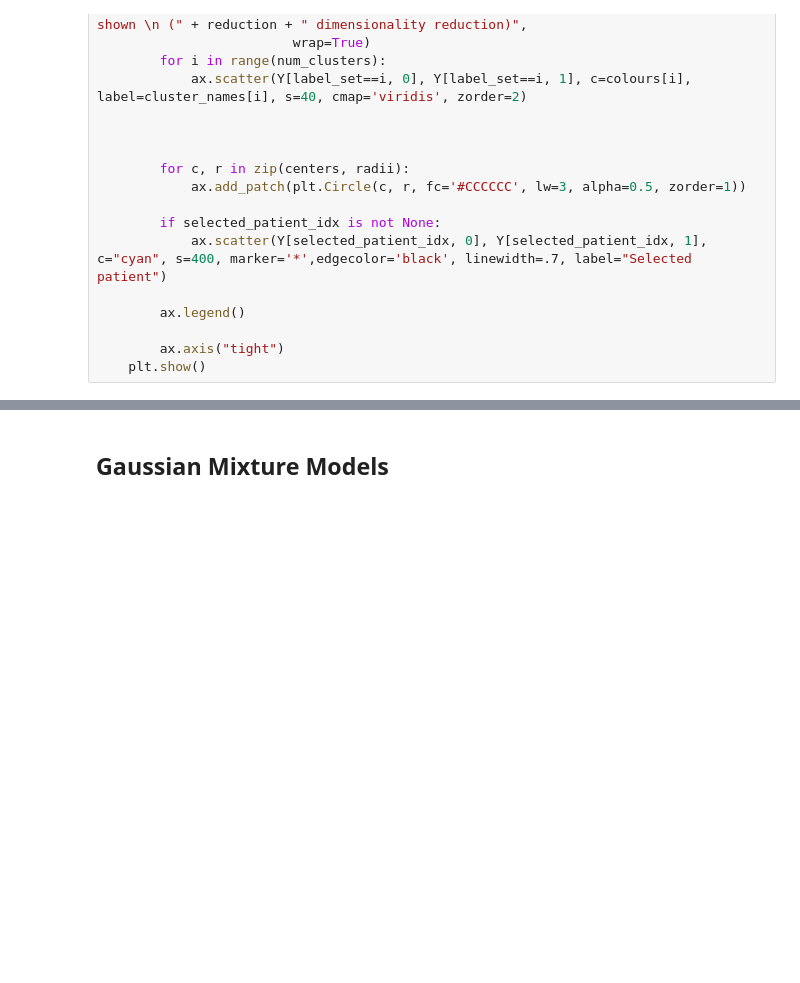
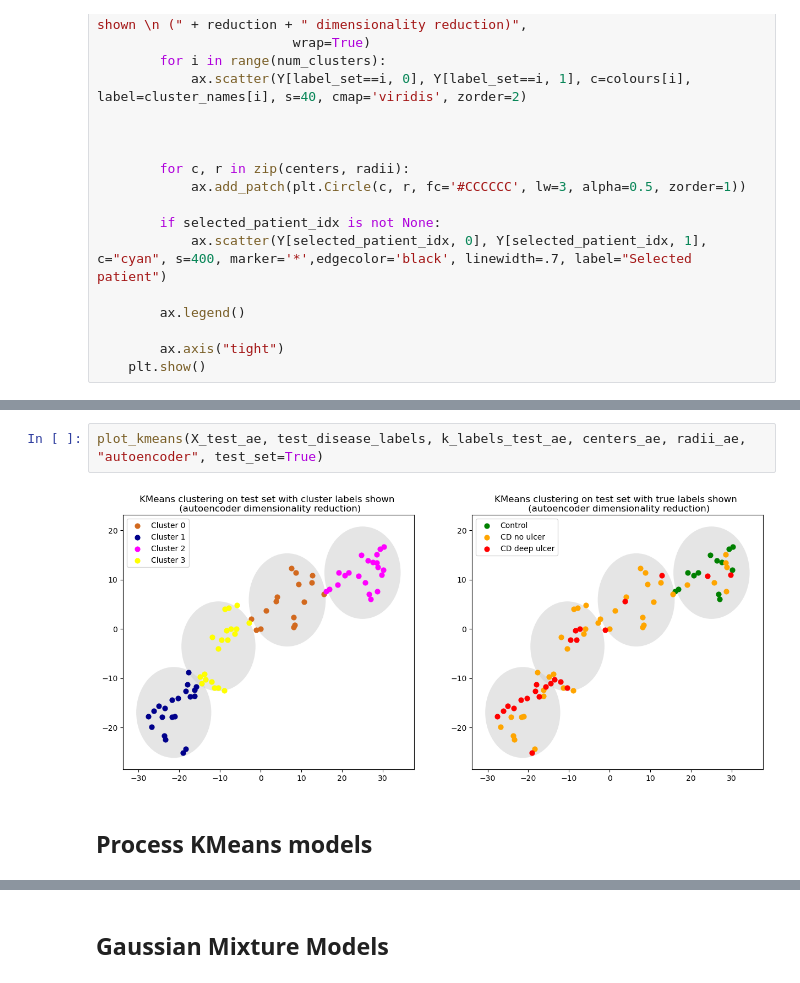
Before and after one commit to Sharday/Enhancing_patient_stratification_explainable_AI, a Jupyter notebook: 3_kmeans_gmm_eval.ipynb, the cells around one changed output, grey strips where cells are left out. Saved outputs shown, nothing was run; the diff lists cells and outputs as text; blank space fills up the shorter version.

```diff
--- a/3_kmeans_gmm_eval.ipynb
+++ b/3_kmeans_gmm_eval.ipynb
@@ -496,0 +386,6 @@ plot_kmeans(X_test, test_disease_labels_ext, k_labels_test, centers, radii, "aut
+# %%
+plot_kmeans(X_test_ae, test_disease_labels, k_labels_test_ae, centers_ae, radii_ae, "autoencoder", test_set=True)
+# %% [output]
+[figure, added]
+# %% [markdown]
+## Process KMeans models
```
Also changed, not shown: parts of 101 cells of this notebook, 9 other files.
